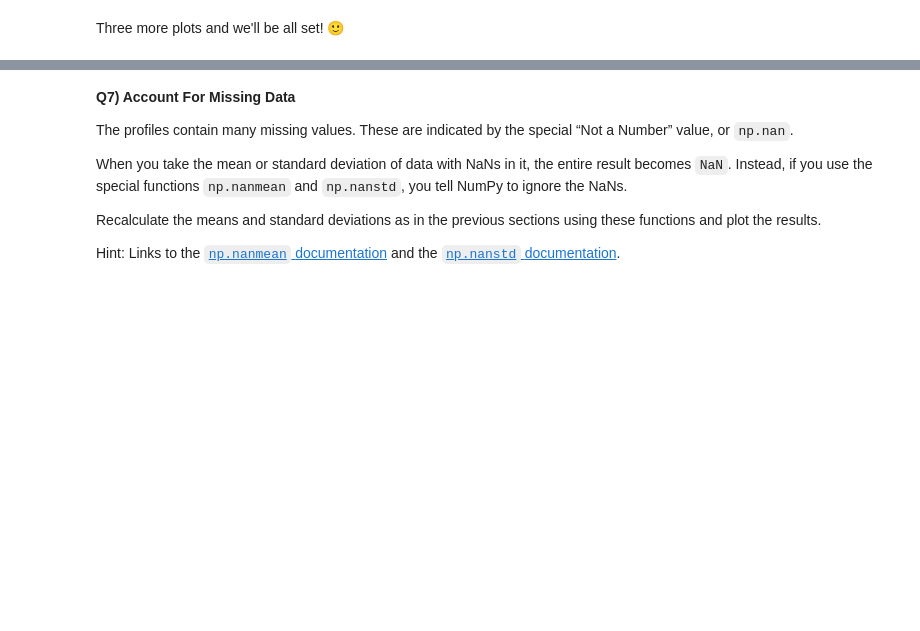
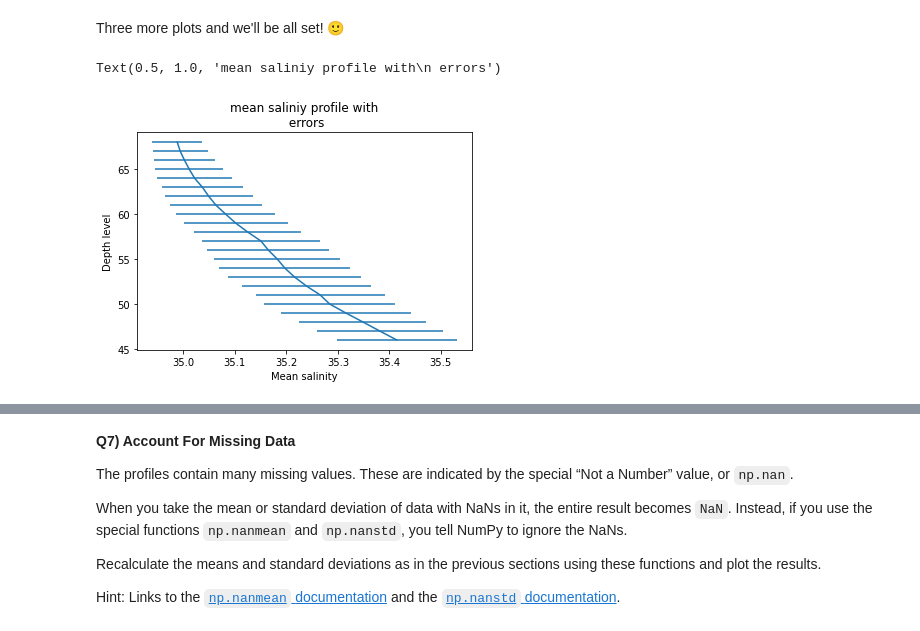
Before and after one commit to Etienne-98/2022_Intro_Python, a Jupyter notebook: Exercises/W2_S1.ipynb, the cells around one changed output, grey strips where cells are left out. Saved outputs shown, nothing was run; the diff lists cells and outputs as text; code cells hidden in the pictures; blank space fills up the shorter version.

```diff
--- a/Exercises/W2_S1.ipynb
+++ b/Exercises/W2_S1.ipynb
@@ -293,8 +311,8 @@ print(T_mean)
 # %%
-S_mean = np.mean(S,axis=0)
+S_mean = np.mean(S,axis=1)
 print(S_mean)
-P_mean = np.mean(P,axis=0)
+P_mean = np.mean(P,axis=1)
 print(P_mean)
-Seawater_density_mean = np.mean(relative_density,axis=0)
+Seawater_density_mean = np.mean(relative_density,axis=1)
 print(Seawater_density_mean)
 # %% [output]
@@ -369,2 +390,12 @@ plt.title(___)
 # %% [markdown]
 Three more plots and we'll be all set! 🙂
+# %%
+plt.errorbar(S_mean,
+             level,
+             xerr=S_std) # array dimensions must match (78,78) --> careful with axes
+plt.xlabel('Mean salinity')
+plt.ylabel('Depth level')
+plt.title('mean saliniy profile with\n errors')
+# %% [output]
+Text(0.5, 1.0, 'mean saliniy profile with\n errors')
+[figure, added]
```
Also changed, not shown: parts of 10 cells of this notebook.
